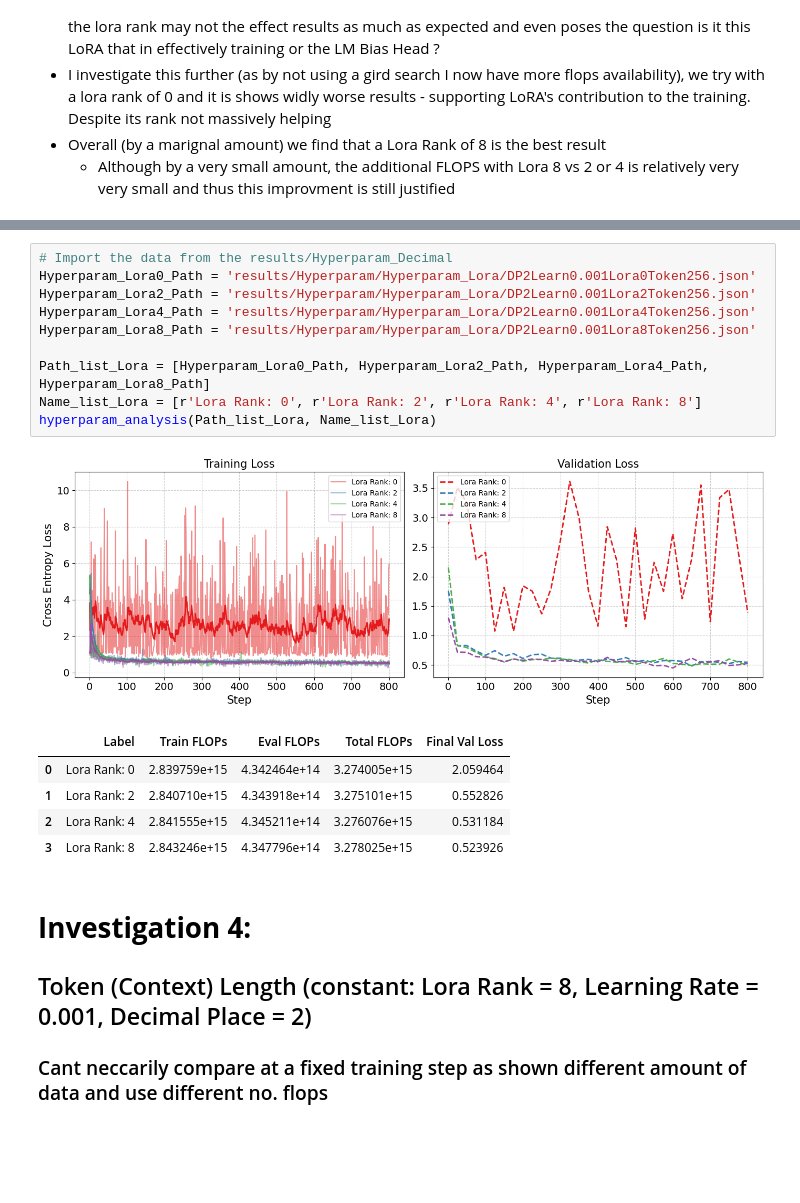
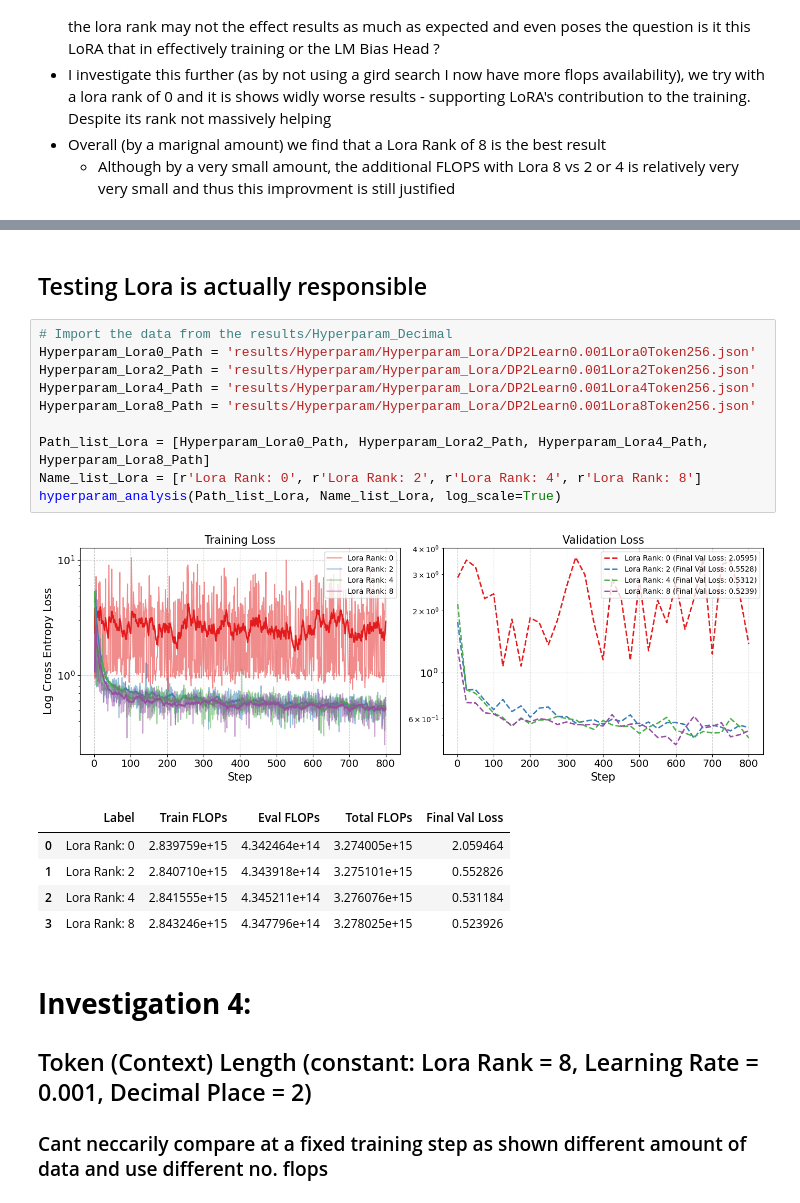
Before and after one commit to JacobTutt/lora_timeseries, a Jupyter notebook: 6_HyperParam_Tune.ipynb, the cells around one changed output, grey strips where cells are left out. Cells and saved outputs as stored; diff of their text form; blank space fills up the shorter version.

```diff
--- a/6_HyperParam_Tune.ipynb
+++ b/6_HyperParam_Tune.ipynb
@@ -127,18 +127,20 @@ hyperparam_analysis(Path_list_Lora, Name_list_Lora)
 | 0 | Lora Rank: 2 | 2.840710e+15 | 4.343918e+14 | 3.275101e+15 | 0.552826 |
 | 1 | Lora Rank: 4 | 2.841555e+15 | 4.345211e+14 | 3.276076e+15 | 0.531184 |
 | 2 | Lora Rank: 8 | 2.843246e+15 | 4.347796e+14 | 3.278025e+15 | 0.523926 |
+# %% [markdown]
+## Testing Lora is actually responsible
 # %%
 # Import the data from the results/Hyperparam_Decimal
 Hyperparam_Lora0_Path = 'results/Hyperparam/Hyperparam_Lora/DP2Learn0.001Lora0Token256.json'
 Hyperparam_Lora2_Path = 'results/Hyperparam/Hyperparam_Lora/DP2Learn0.001Lora2Token256.json'
 Hyperparam_Lora4_Path = 'results/Hyperparam/Hyperparam_Lora/DP2Learn0.001Lora4Token256.json'
 Hyperparam_Lora8_Path = 'results/Hyperparam/Hyperparam_Lora/DP2Learn0.001Lora8Token256.json'
 
 Path_list_Lora = [Hyperparam_Lora0_Path, Hyperparam_Lora2_Path, Hyperparam_Lora4_Path, Hyperparam_Lora8_Path]
 Name_list_Lora = [r'Lora Rank: 0', r'Lora Rank: 2', r'Lora Rank: 4', r'Lora Rank: 8']
-hyperparam_analysis(Path_list_Lora, Name_list_Lora)
+hyperparam_analysis(Path_list_Lora, Name_list_Lora, log_scale=True)
 # %% [output]
-[figure, old version]
+[figure, new version]
 |  | Label | Train FLOPs | Eval FLOPs | Total FLOPs | Final Val Loss |
 | 0 | Lora Rank: 0 | 2.839759e+15 | 4.342464e+14 | 3.274005e+15 | 2.059464 |
 | 1 | Lora Rank: 2 | 2.840710e+15 | 4.343918e+14 | 3.275101e+15 | 0.552826 |
```
Also changed, not shown: parts of 5 cells of this notebook, 12 other files.
